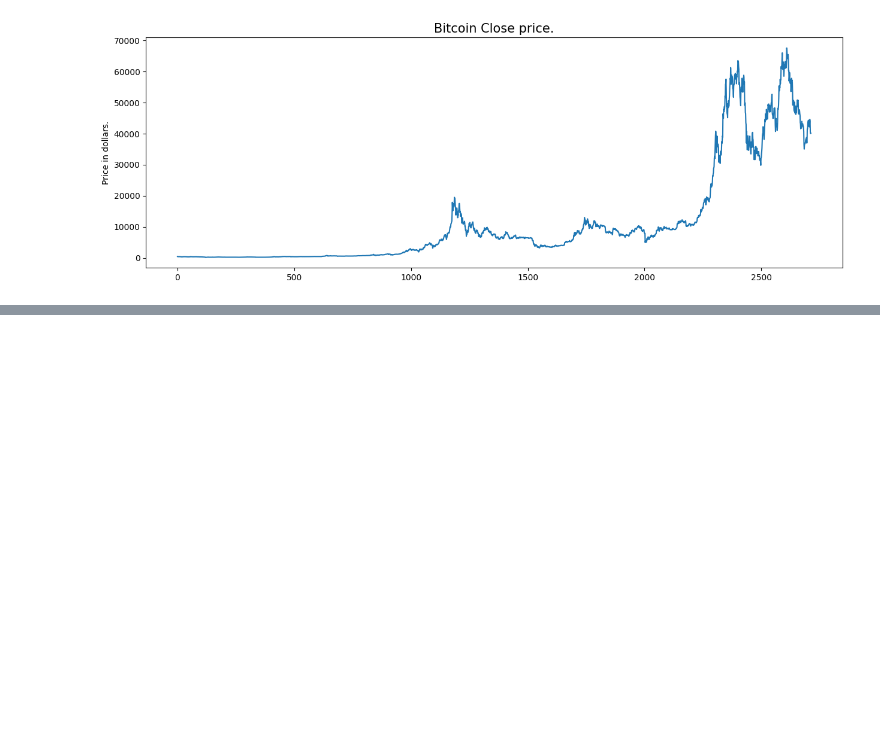
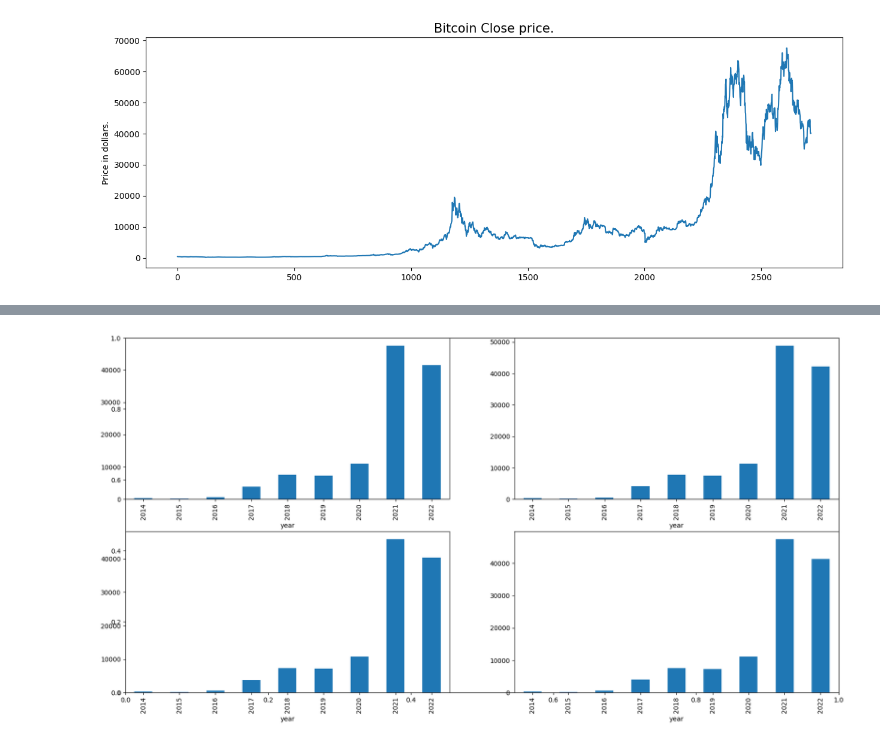
Before and after one commit to RangeshPandianPT/Data-Science_with-ML, a Jupyter notebook: ML_Projects/Bitcoin_Price_Prediction/Bitcoin Price Prediction.ipynb, the cells around one changed output, grey strips where cells are left out. Saved outputs shown, nothing was run; the diff lists cells and outputs as text; code cells hidden in the pictures; blank space fills up the shorter version.

```diff
--- a/ML_Projects/Bitcoin_Price_Prediction/Bitcoin Price Prediction.ipynb
+++ b/ML_Projects/Bitcoin_Price_Prediction/Bitcoin Price Prediction.ipynb
@@ -97,0 +134,13 @@ plt.show()
+# %%
+splitted = df['Date'].str.split('-', expand=True)
+
+df['year'] = splitted[0].astype('int')
+df['month'] = splitted[1].astype('int')
+df['day'] = splitted[2].astype('int')
+
+# Convert the 'Date' column to datetime objects
+df['Date'] = pd.to_datetime(df['Date'])
+
+df.head()
+
+# This code is modified by Susobhan Akhuli
@@ -97,0 +154,9 @@ plt.show()
+# %%
+data_grouped = df.groupby('year').mean()
+plt.subplots(figsize=(20,10))
+for i, col in enumerate(['Open', 'High', 'Low', 'Close']):
+  plt.subplot(2,2,i+1)
+  data_grouped[col].plot.bar()
+plt.show()
+# %% [output]
+[figure, added]
```
Also changed, not shown: parts of 16 cells of this notebook.
